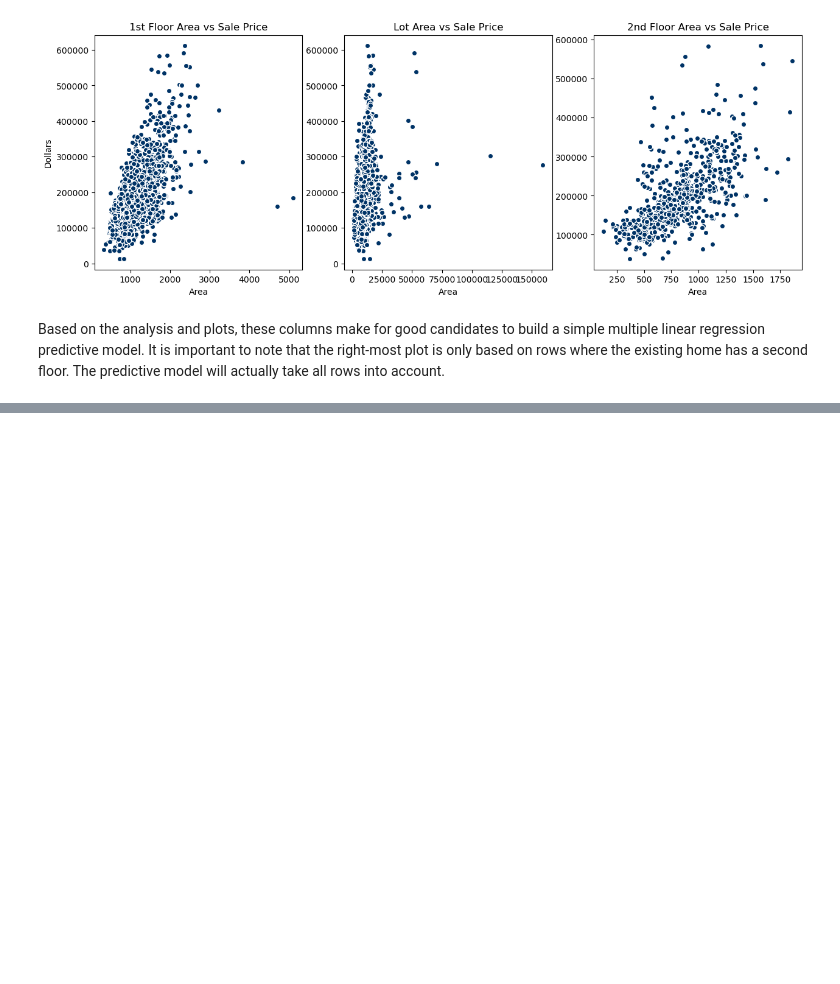
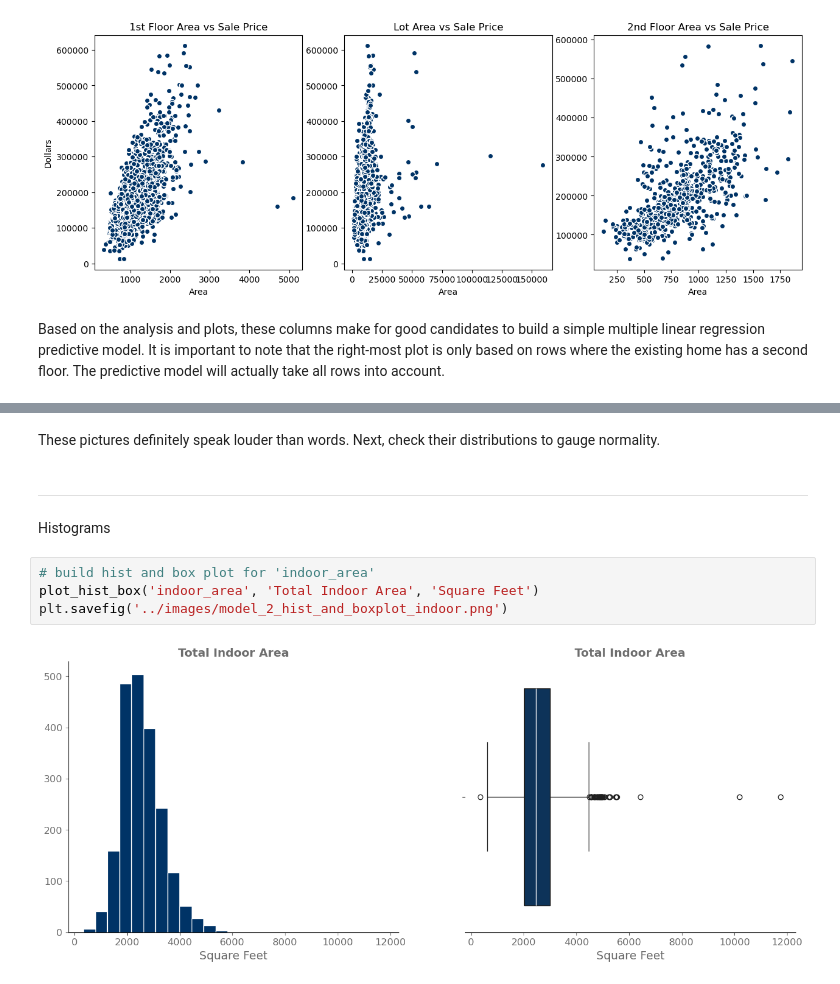
Before and after one commit to fuegoulloa/predict-house-price, a Jupyter notebook: code/02_EDA_and_Visualizations.ipynb, the cells around one changed output, grey strips where cells are left out. Saved outputs shown, nothing was run; the diff lists cells and outputs as text; blank space fills up the shorter version.

```diff
--- a/code/02_EDA_and_Visualizations.ipynb
+++ b/code/02_EDA_and_Visualizations.ipynb
@@ -393,0 +465,11 @@ Based on the analysis and plots, these columns make for good candidates to build
+# %% [markdown]
+These pictures definitely speak louder than words.  Next, check their distributions to gauge normality.
+# %% [markdown]
+-----
+Histograms
+# %%
+# build hist and box plot for 'indoor_area'
+plot_hist_box('indoor_area', 'Total Indoor Area', 'Square Feet')
+plt.savefig('../images/model_2_hist_and_boxplot_indoor.png')
+# %% [output]
+[figure, added]
```
Also changed, not shown: parts of 17 cells of this notebook, 14 other files.
